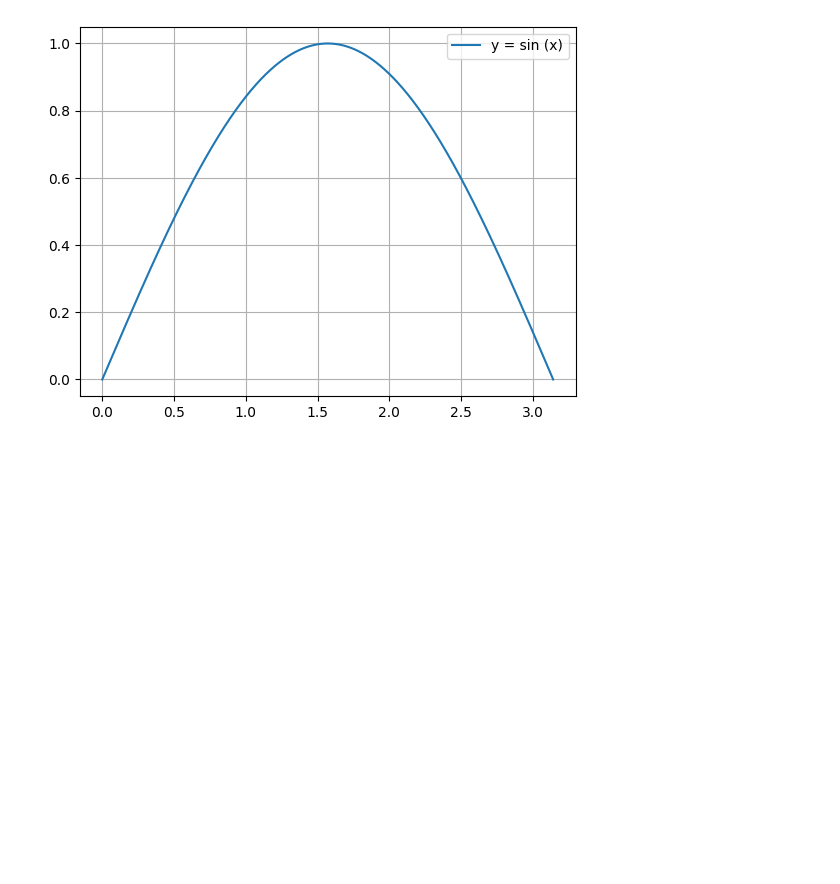
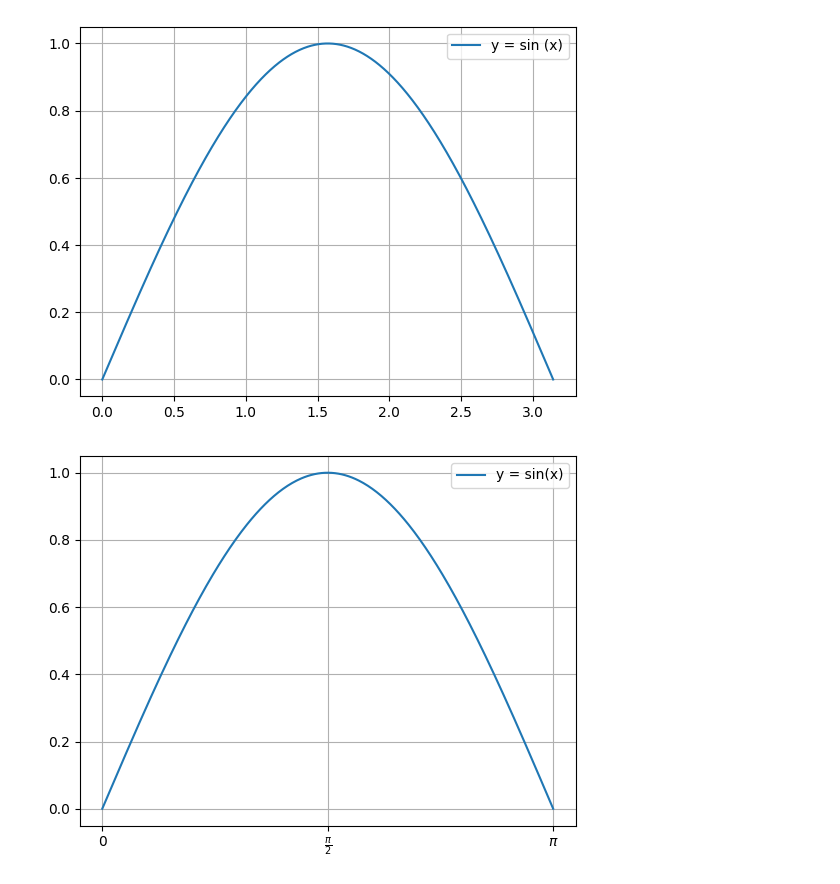
Before and after one commit to Sakib0626Q2/IITJ-Sem2-AI-DS, a Jupyter notebook: Experiment/NO_week_1_practice.ipynb, the cells around one changed output. Drawn from its saved outputs; the diff is of its cells as text; code cells hidden in the pictures; blank space fills up the shorter version.

```diff
--- a/Experiment/NO_week_1_practice.ipynb
+++ b/Experiment/NO_week_1_practice.ipynb
@@ -128,3 +128,25 @@ plt.grid(True)
 plt.show()
 # %% [output]
 [figure]
+# %%
+import numpy as np
+import matplotlib.pyplot as plt
+
+x = np.linspace(0, np.pi, 400)
+y = np.sin(x)
+
+plt.plot(x, y, label="y = sin(x)")
+
+# Define tick locations
+ticks = [0, np.pi/2, np.pi]
+
+# Define tick labels
+labels = ['0', r'$\frac{\pi}{2}$', r'$\pi$']
+
+plt.xticks(ticks, labels)
+
+plt.grid(True)
+plt.legend()
+plt.show()
+# %% [output]
+[figure, added]
```
Also changed, not shown: 6 other files.
